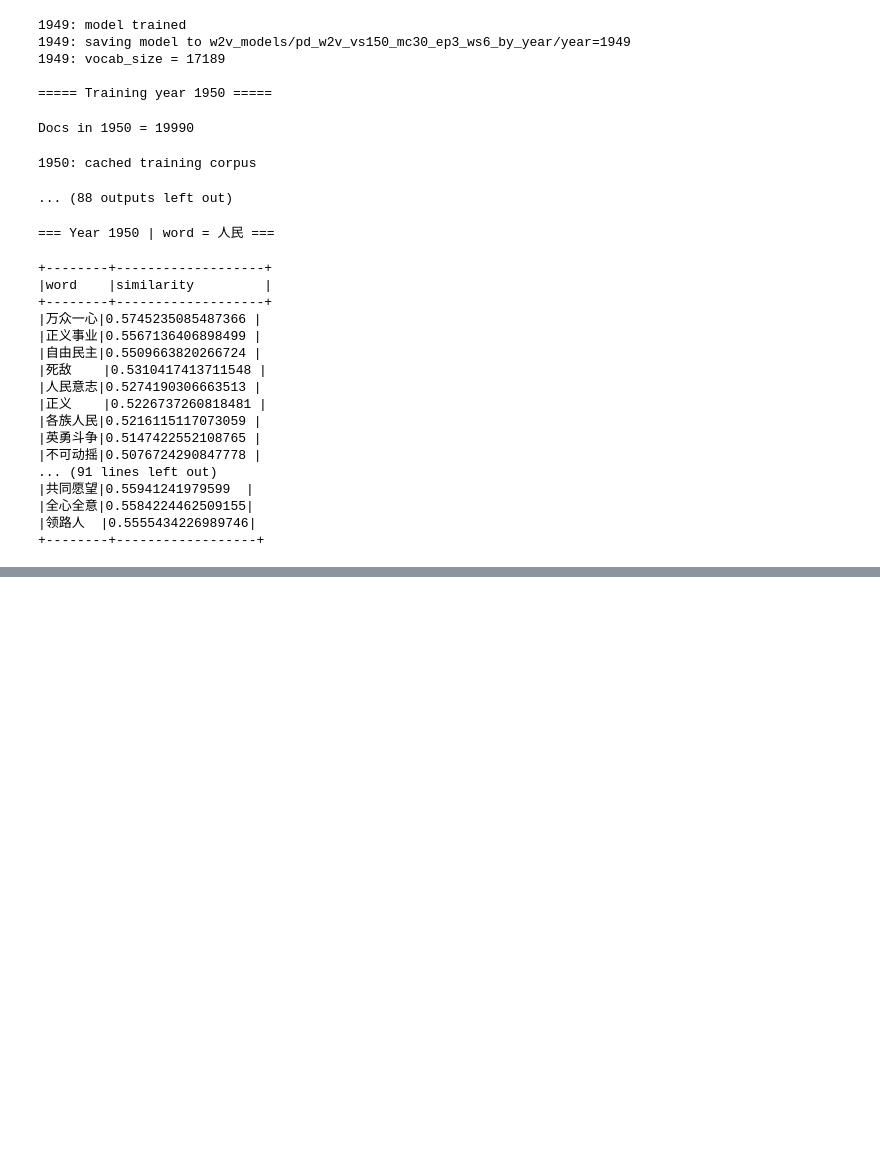
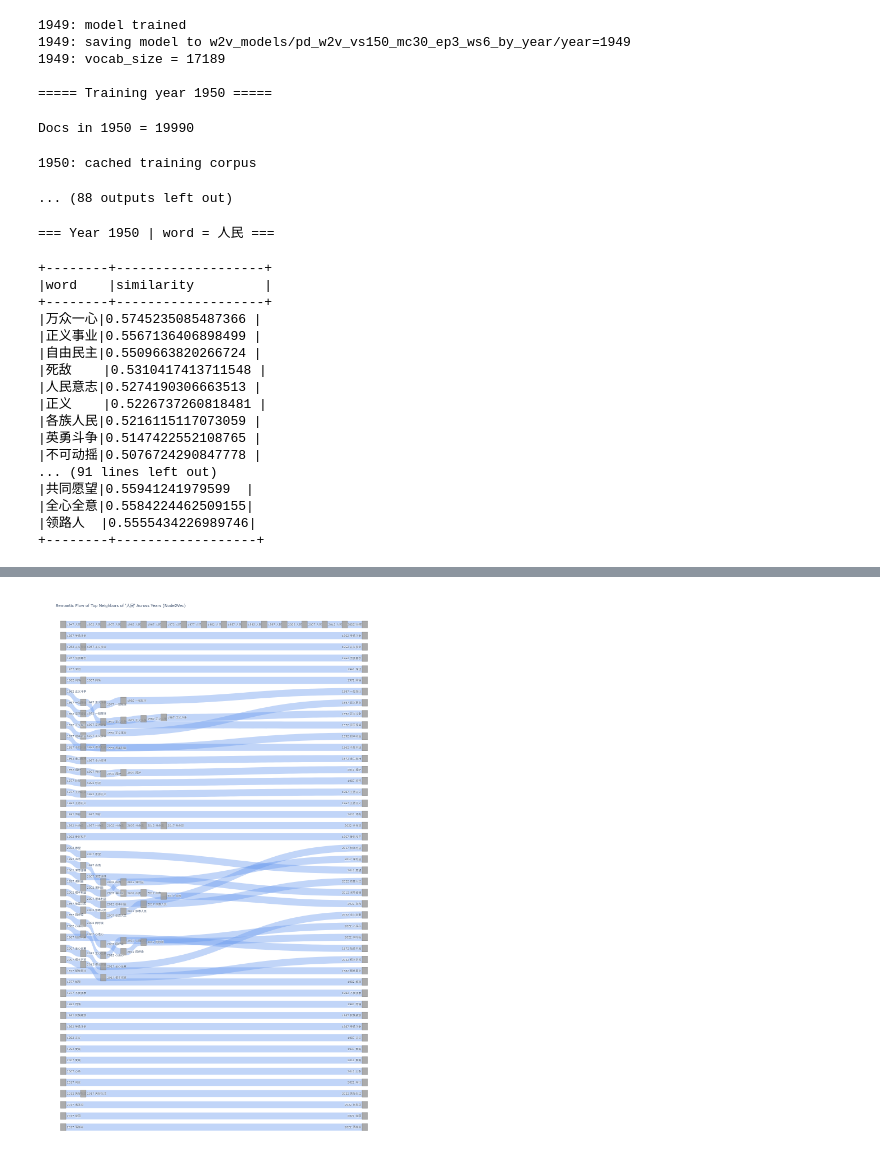
Before and after one commit to JairusJia/thesis, a Jupyter notebook: Yearly_word2vec.ipynb, the cells around one changed output, grey strips where cells are left out. Drawn from its saved outputs; the diff is of its cells as text; code cells hidden in the pictures; blank space fills up the shorter version.

```diff
--- a/Yearly_word2vec.ipynb
+++ b/Yearly_word2vec.ipynb
@@ -225,0 +662,94 @@ for y in [1950, 1978, 1992, 2008, 2018]:
+# %%
+import pandas as pd
+import plotly.graph_objects as go
+
+# ---------- 1. Load data ----------
+csv_path = "renmin_neighbors_node2vec.csv"  # change if needed
+df = pd.read_csv(csv_path)
+
+# Optional: only keep top-K neighbors per year
+TOPK = 20
+df = df[df["rank"] <= TOPK]
+
+# Choose years you want to visualize (可以改成你想要的年份列表)
+years_to_plot = [1947, 1952, 1957, 1962, 1967, 1972, 1977, 1982, 1987, 1992, 1997, 2002, 2007, 2012, 2017, 2022]
+
+df = df[df["year"].isin(years_to_plot)]
+
+# ---------- 2. Build nodes: each (year, neighbor) pair is a node ----------
+# Node label: "year\nneighbor"
+df["node_label"] = df["year"].astype(str) + "\n" + df["neighbor"]
+
+# Get unique nodes and assign indices
+unique_nodes = df["node_label"].unique().tolist()
+node_index = {label: i for i, label in enumerate(unique_nodes)}
+
+# ---------- 3. Build links: connect same neighbor across consecutive years ----------
+sources = []
+targets = []
+values = []
+
+# We group by neighbor word, then see in哪些年份出现过
+for neighbor, g in df.groupby("neighbor"):
+    # 按年份排序
+    g_sorted = g.sort_values("year")
+    years_list = g_sorted["year"].tolist()
+    labels_list = g_sorted["node_label"].tolist()
+    sims_list = g_sorted["similarity"].tolist()
+
+    # 在相邻年份之间画边
+    for i in range(len(years_list) - 1):
+        year1 = years_list[i]
+        year2 = years_list[i + 1]
+        label1 = labels_list[i]
+        label2 = labels_list[i + 1]
+
+        # 只连接真正相邻的时间点（防止中间缺一年跳过去）
+        # 如果你不介意可以去掉这个判断
+        idx1 = years_to_plot.index(year1)
+        idx2 = years_to_plot.index(year2)
+        if idx2 - idx1 != 1:
+            # 中间隔了年份，可以视情况要不要连
+            # 这里选择跳过不连
+            continue
+
+        src = node_index[label1]
+        tgt = node_index[label2]
+
+        # 可以用平均 similarity / 最小 similarity 做权重，这里简单用 1
+        # 或者用两年 similarity 的平均值:
+        # val = (sims_list[i] + sims_list[i+1]) / 2
+        val = 1.0
+
+        sources.append(src)
+        targets.append(tgt)
+        values.append(val)
+
+# ---------- 4. Create Sankey diagram ----------
+fig = go.Figure(data=[go.Sankey(
+    arrangement="snap",
+    node=dict(
+        pad=15,
+        thickness=20,
+        line=dict(width=0.5),
+        label=unique_nodes,
+        color="rgba(150,150,150,0.8)"  # node color，可以自己改
+    ),
+    link=dict(
+        source=sources,
+        target=targets,
+        value=values,
+        color="rgba(100,149,237,0.4)"  # edge color，可改
+    )
+)])
+
+fig.update_layout(
+    title_text="Semantic Flow of Top Neighbors of '人民' Across Years (Node2Vec)",
+    font=dict(size=10),
+    width=1300,
+    height=2000
+)
+
+fig.show()
+# %% [output]
+[figure, added]
```
Also changed, not shown: parts of 20 cells of this notebook, 2 other files.
